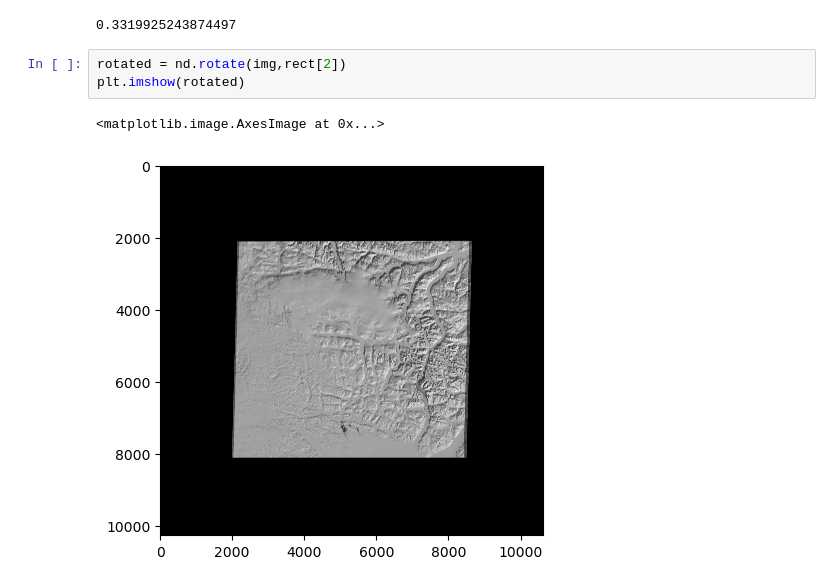
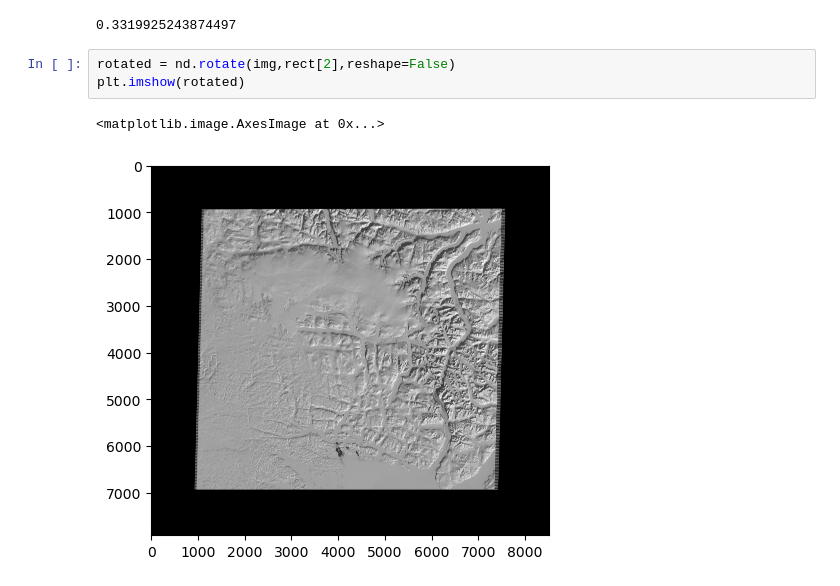
Before and after one commit to jacquelynsmale/LandsatFFT, a Jupyter notebook: cv_minimum_rectangle.ipynb, the cells around one changed output. Saved outputs shown, nothing was run; the diff lists cells and outputs as text.

```diff
--- a/cv_minimum_rectangle.ipynb
+++ b/cv_minimum_rectangle.ipynb
@@ -90,8 +90,8 @@ np.deg2rad(rect[2])
 # %% [output]
 0.3319925243874497
 # %%
-rotated = nd.rotate(img,rect[2])
+rotated = nd.rotate(img,rect[2],reshape=False)
 plt.imshow(rotated)
 # %% [output]
 <matplotlib.image.AxesImage at 0x...>
-[figure, old version]
+[figure, new version]
```
Also changed, not shown: parts of 4 cells of this notebook, 1 other file.
